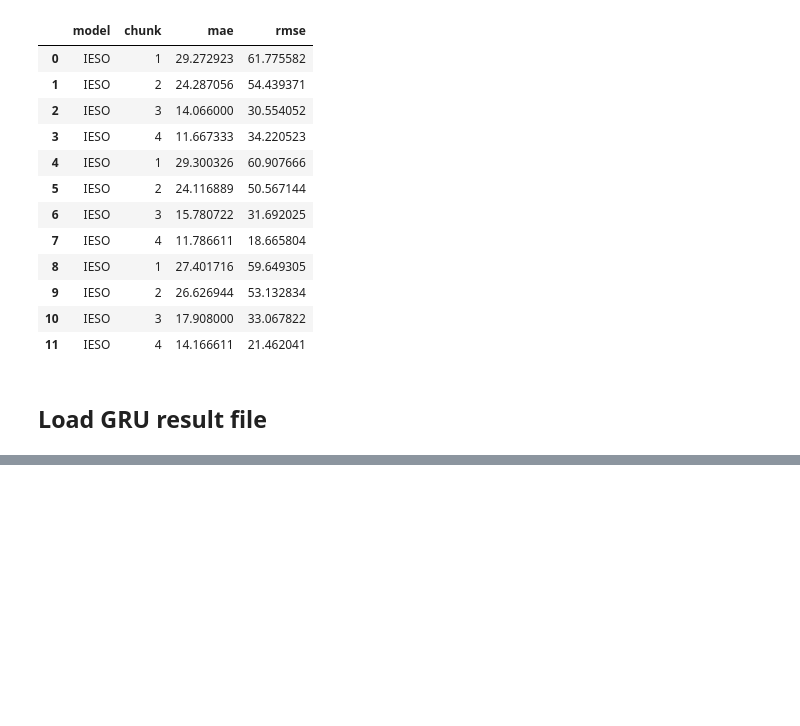
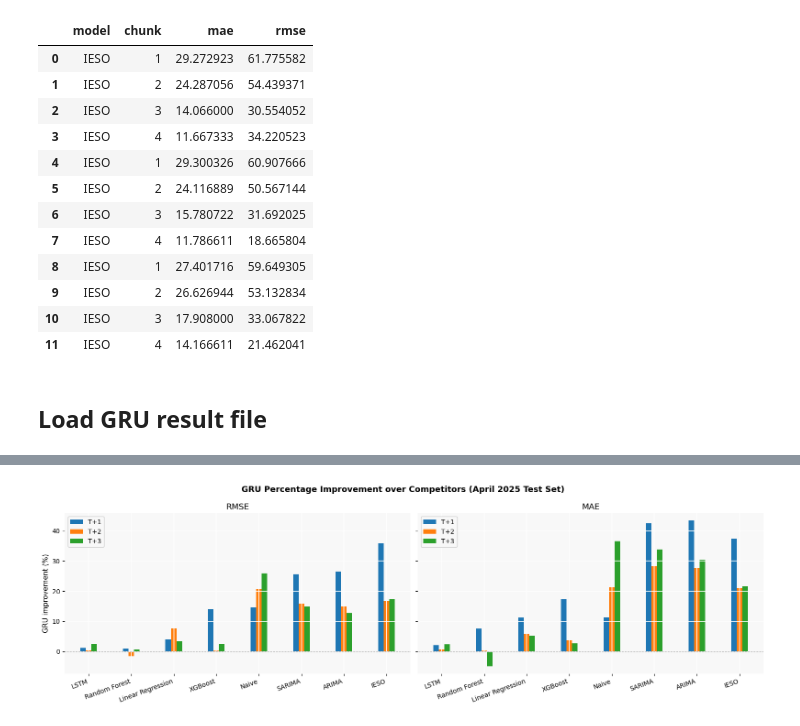
Before and after one commit to MiladEbrahimiAbyzandi/Ontario-electricity-price-forecasting, a Jupyter notebook: notebooks/07_comparison_with_IESO.ipynb, the cells around one changed output, grey strips where cells are left out. Saved outputs shown, nothing was run; the diff lists cells and outputs as text; code cells hidden in the pictures; blank space fills up the shorter version.

```diff
--- a/notebooks/07_comparison_with_IESO.ipynb
+++ b/notebooks/07_comparison_with_IESO.ipynb
@@ -150,0 +177,46 @@ for h in [1,2,3]:
+# %%
+models = ["LSTM", "Random Forest", "Linear Regression", "XGBoost", "Naive", "SARIMA", "ARIMA", "IESO"]
+
+# GRU % improvement over each model (positive = GRU better)
+rmse_t1 = [1.2,  1.0,  4.1,  14.1, 14.6, 25.7, 26.6, 35.8]
+rmse_t2 = [0.4, -1.5,  7.7,   0.3, 20.7, 15.9, 15.0, 16.9]
+rmse_t3 = [2.5,  0.8,  3.5,   2.6, 25.9, 14.9, 12.7, 17.4]
+
+mae_t1  = [2.1,  7.6, 11.2,  17.3, 11.3, 42.5, 43.4, 37.4]
+mae_t2  = [0.7,  0.2,  5.9,   3.7, 21.2, 28.2, 27.7, 21.0]
+mae_t3  = [2.4, -4.9,  5.3,   2.7, 36.6, 33.9, 30.4, 21.5]
+
+x = np.arange(len(models))
+width = 0.13
+
+fig, axes = plt.subplots(1, 2, figsize=(16, 5), sharey=True)
+
+# ── RMSE plot ──
+axes[0].bar(x - width, rmse_t1, width, label="T+1")
+axes[0].bar(x,         rmse_t2, width, label="T+2")
+axes[0].bar(x + width, rmse_t3, width, label="T+3")
+axes[0].axhline(0, color="gray", linewidth=0.8, linestyle=":")
+axes[0].set_xticks(x)
+axes[0].set_xticklabels(models, rotation=20, ha="right")
+axes[0].set_ylabel("GRU improvement (%)")
+axes[0].set_title("RMSE")
+axes[0].legend()
+
+# ── MAE plot ──
+axes[1].bar(x - width, mae_t1, width, label="T+1")
+axes[1].bar(x,         mae_t2, width, label="T+2")
+axes[1].bar(x + width, mae_t3, width, label="T+3")
+axes[1].axhline(0, color="gray", linewidth=0.8, linestyle=":")
+axes[1].set_xticks(x)
+axes[1].set_xticklabels(models, rotation=20, ha="right")
+axes[1].set_title("MAE")
+axes[1].legend()
+
+fig.suptitle("GRU Percentage Improvement over Competitors (April 2025 Test Set)",
+             fontsize=13, fontweight="bold")
+
+plt.tight_layout()
+plt.savefig(RESULTS_DIR / "figure_11.png", dpi=150, bbox_inches="tight")
+plt.show()
+# %% [output]
+[figure, added]
```
Also changed, not shown: parts of 8 cells of this notebook.
